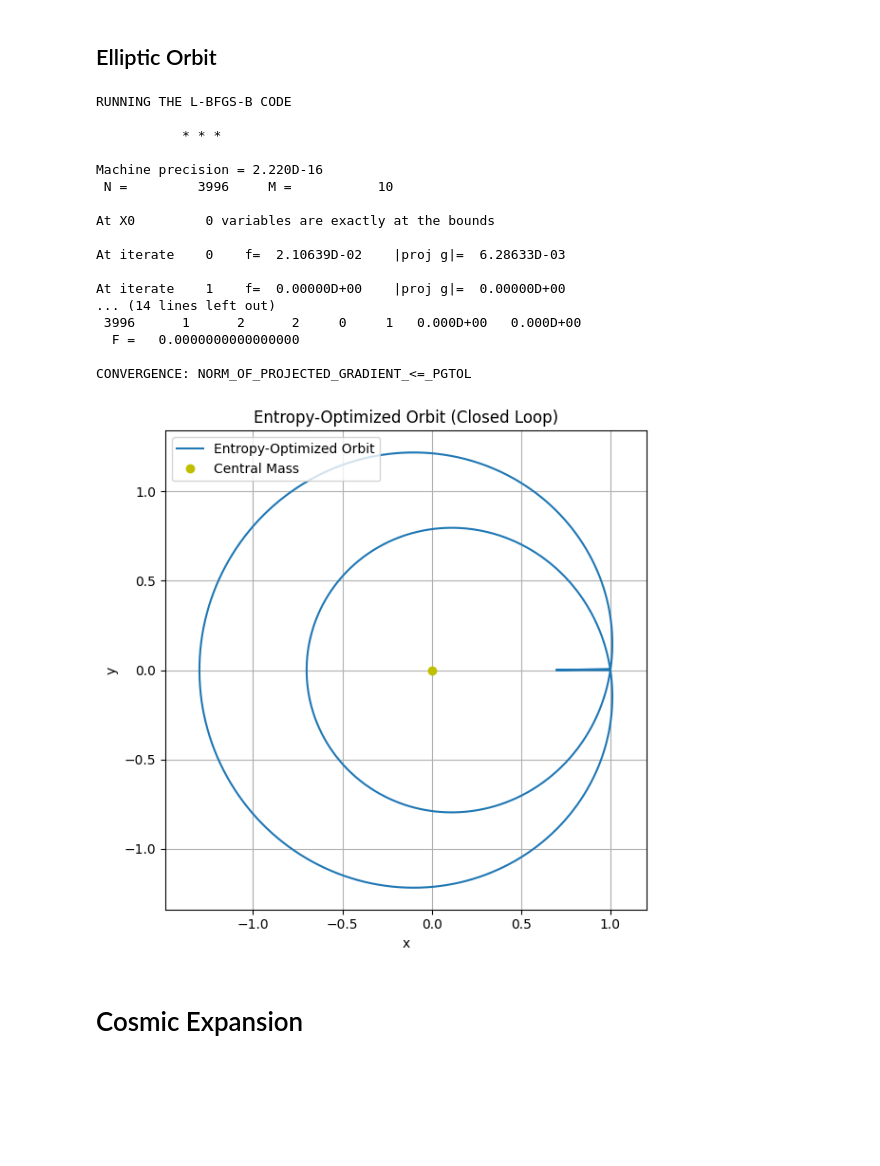
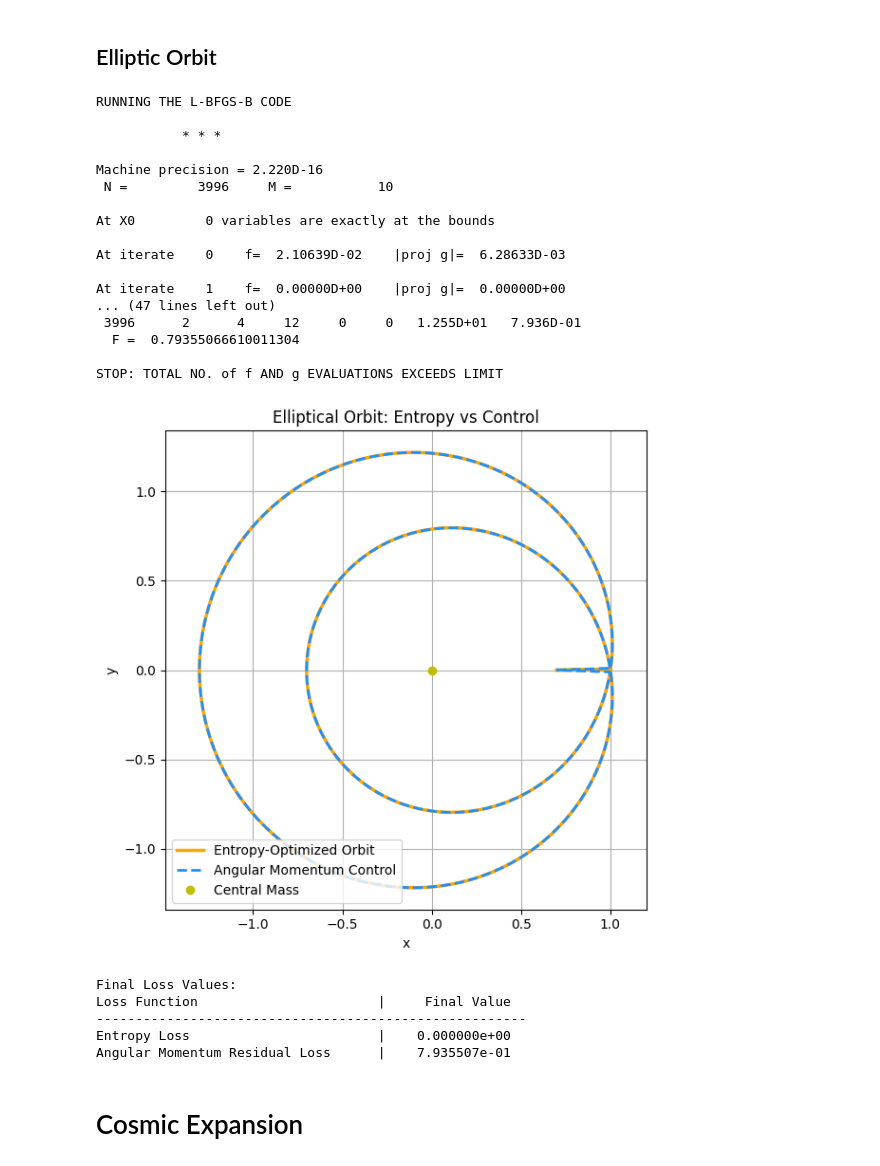
Before and after one commit to nking-1/Generativity, a Jupyter notebook: EntropyFlowLagrangianExamples.ipynb, the cells around one changed output. Saved outputs shown, nothing was run; the diff lists cells and outputs as text; code cells hidden in the pictures; blank space fills up the shorter version.

```diff
--- a/EntropyFlowLagrangianExamples.ipynb
+++ b/EntropyFlowLagrangianExamples.ipynb
@@ -950,6 +1002,18 @@ def entropy_loss(x_flat):
     S_final = m * r_full[-1]**2 * dtheta_dt[-1]
     return 0.5 * S_final**2
 
+
+def angular_momentum_residual_loss(x_flat):
+    r_full = np.concatenate([[r0], x_flat[:N-2], [rf]])
+    theta_full = np.concatenate([[theta0], x_flat[N-2:], [thetaf]])
+    dtheta_dt = np.gradient(theta_full, dt)
+
+    L = m * r_full**2 * dtheta_dt
+    dL_dt = np.gradient(L, dt)
+
+    return np.sum(dL_dt**2) * dt
+
+
 # ------------------------------------------
 # 4. Optimization
 # ------------------------------------------
@@ -968,48 +1032,80 @@ result = minimize(
 if not result.success:
     print("⚠️ Optimization failed:", result.message)
 
+
+result_control = minimize(
+    angular_momentum_residual_loss,
+    x0,
+    method='L-BFGS-B',
+    bounds=bounds,
+    options={'disp': True, 'maxiter': 2000}
+)
+
+if not result_control.success:
+    print("⚠️ Control Optimization failed:", result_control.message)
+
+
 # ------------------------------------------
 # 5. Reconstruct and Plot Orbit
 # ------------------------------------------
 x_opt = result.x
 r_opt = np.concatenate([[r0], x_opt[:N-2], [rf]])
 theta_opt = np.concatenate([[theta0], x_opt[N-2:], [thetaf]])
 
 # Convert to Cartesian coordinates
 x = r_opt * np.cos(theta_opt)
 y = r_opt * np.sin(theta_opt)
 
+x_control = result_control.x
+r_control = np.concatenate([[r0], x_control[:N-2], [rf]])
+theta_control = np.concatenate([[theta0], x_control[N-2:], [thetaf]])
+
+x_ctrl = r_control * np.cos(theta_control)
+y_ctrl = r_control * np.sin(theta_control)
+
 plt.figure(figsize=(6,6))
-plt.plot(x, y, label='Entropy-Optimized Orbit')
+plt.plot(x, y, label='Entropy-Optimized Orbit', color='orange', linewidth=2.5)
+plt.plot(x_ctrl, y_ctrl, '--', label='Angular Momentum Control', color='dodgerblue', linewidth=2.0)
 plt.plot(0, 0, 'yo', label='Central Mass')
 plt.xlabel("x")
 plt.ylabel("y")
 plt.axis("equal")
-plt.title("Entropy-Optimized Orbit (Closed Loop)")
-plt.legend()
+plt.title("Elliptical Orbit: Entropy vs Control")
+plt.legend(loc='lower left')
 plt.grid(True)
 plt.tight_layout()
-plt.savefig("elliptical_orbit_plot.png", dpi=300, bbox_inches='tight')
+plt.savefig("elliptical_orbit_comparison.png", dpi=300, bbox_inches='tight')
 plt.show()
+
+print("\nFinal Loss Values:")
+print(f"{'Loss Function':<35} | {'Final Value':>15}")
+print("-" * 55)
+print(f"{'Entropy Loss':<35} | {entropy_loss(result.x):>15.6e}")
+print(f"{'Angular Momentum Residual Loss':<35} | {angular_momentum_residual_loss(result_control.x):>15.6e}")
 # %% [output]
 RUNNING THE L-BFGS-B CODE
 
            * * *
 
 Machine precision = 2.220D-16
  N =         3996     M =           10
 
 At X0         0 variables are exactly at the bounds
 
 At iterate    0    f=  2.10639D-02    |proj g|=  6.28633D-03
 
 At iterate    1    f=  0.00000D+00    |proj g|=  0.00000D+00
-... (14 lines left out)
- 3996      1      2      2     0     1   0.000D+00   0.000D+00
-  F =   0.0000000000000000
+... (47 lines left out)
+ 3996      2      4     12     0     0   1.255D+01   7.936D-01
+  F =  0.79355066610011304
 
-CONVERGENCE: NORM_OF_PROJECTED_GRADIENT_<=_PGTOL
+STOP: TOTAL NO. of f AND g EVALUATIONS EXCEEDS LIMIT
-[figure, old version]
+[figure, new version]
+Final Loss Values:
+Loss Function                       |     Final Value
+-------------------------------------------------------
+Entropy Loss                        |    0.000000e+00
+Angular Momentum Residual Loss      |    7.935507e-01
 # %% [markdown]
 # Cosmic Expansion
 # %%
```
Also changed, not shown: parts of 14 cells of this notebook, 26 other files.
